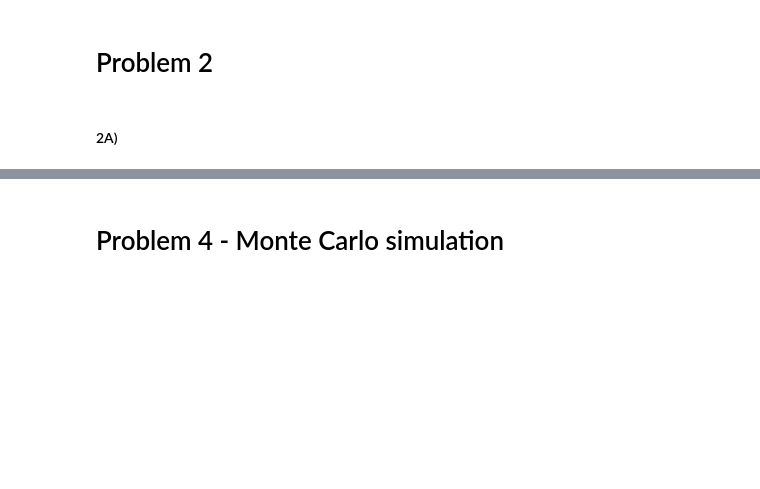
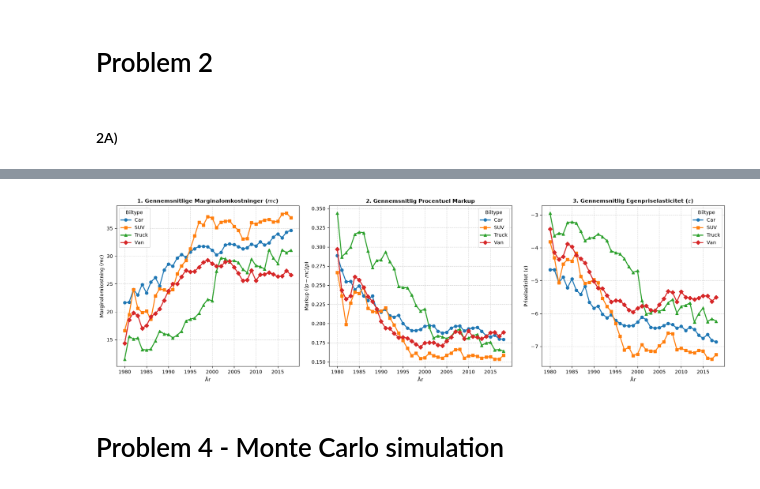
Before and after one commit to Nskoularsen/EconometricsA, a Jupyter notebook: 3_assignments/A3/Opgave/A3.ipynb, the cells around one changed output, grey strips where cells are left out. Drawn from its saved outputs; the diff is of its cells as text; code cells hidden in the pictures; blank space fills up the shorter version.

```diff
--- a/3_assignments/A3/Opgave/A3.ipynb
+++ b/3_assignments/A3/Opgave/A3.ipynb
@@ -388,0 +727,19 @@ result5 = sm.OLS(df_within['dlogS'],df_within[X_within]).fit(cov_type='HC1')
+# %%
+# Alpha fra OLS og IV
+alpha_OLS = result5.params['price']
+alpha_IV = SLS.params['price']
+
+# Marginalomkostninger
+df['mc_OLS'] = df['price'] - 1 / (-alpha_OLS*(1 - df['market_share']))
+df['mc_IV'] = df['price'] - 1 / (-alpha_IV * (1 - df['market_share']))
+# egenpriselasticiteten
+df['elas_OLS'] = alpha_OLS * df['price'] * (1 - df['market_share'])
+df['elas_IV'] = alpha_IV * df['price'] * (1 - df['market_share'])
+# markup
+
+df['markup_OLS'] = (df['price'] - df['mc_OLS']) / df['price']
+df['markup_IV'] = (df['price'] - df['mc_IV']) / df['price']
+
+summary_cols = ['mc_OLS', 'mc_IV', 'elas_OLS', 'elas_IV', 'markup_OLS', 'markup_IV']
+
+df[summary_cols].describe().loc[['mean', 'std', 'min', '50%', 'max']]
@@ -389,3 +753,54 @@ result5 = sm.OLS(df_within['dlogS'],df_within[X_within]).fit(cov_type='HC1')
+# %%
+df['car_type'] = 'Car'
+df.loc[df['van'] == 1, 'car_type'] = 'Van'
+df.loc[df['suv'] == 1, 'car_type'] = 'SUV'
+df.loc[df['truck'] == 1, 'car_type'] = 'Truck'
+
+
+grouped = (
+    df.groupby(['year', 'car_type'])[
+        ['mc_IV', 'markup_IV', 'elas_IV']
+    ]
+    .mean()
+    .reset_index()
+)
+
+# 5. Opret de 3 grafer over tid
+fig, axes = plt.subplots(1, 3, figsize=(18, 5.5))
+
+target_types = ['Car', 'SUV', 'Truck', 'Van']
+colors = {'Car': '#1f77b4', 'SUV': '#ff7f0e', 'Truck': '#2ca02c', 'Van': '#d62728'}
+markers = {'Car': 'o', 'SUV': 's', 'Truck': '^', 'Van': 'D'}
+
+metrics = [
+    ('mc_IV', '1. Gennemsnitlige Marginalomkostninger ($mc$)', 'Marginalomkostning ($mc$)'),
+    ('markup_IV', '2. Gennemsnitlig Procentuel Markup', 'Markup ($(p-mc)/p$)'),
+    ('elas_IV', '3. Gennemsnitlig Egenpriselasticitet ($\epsilon$)', 'Priselasticitet ($\epsilon$)')
+]
+
+for ax, (col, title, ylabel) in zip(axes, metrics):
+    for ctype in target_types:
+        sub = grouped[grouped['car_type'] == ctype]
+        if not sub.empty:
+            ax.plot(
+                sub['year'],
+                sub[col],
+                label=ctype,
+                color=colors[ctype],
+                marker=markers[ctype],
+                linewidth=2,
+                markersize=6
+            )
+    ax.set_title(title, fontsize=11, fontweight='bold')
+    ax.set_xlabel('År')
+    ax.set_ylabel(ylabel)
+    ax.grid(True, linestyle='--', alpha=0.5)
+    ax.legend(title='Biltype')
+
+plt.tight_layout()
+plt.show()
+# %% [output]
+[figure, added]
 # %% [markdown]
 # Problem 4 - Monte Carlo simulation
 # %%
```
Also changed, not shown: parts of 11 cells of this notebook, 1 other file.
